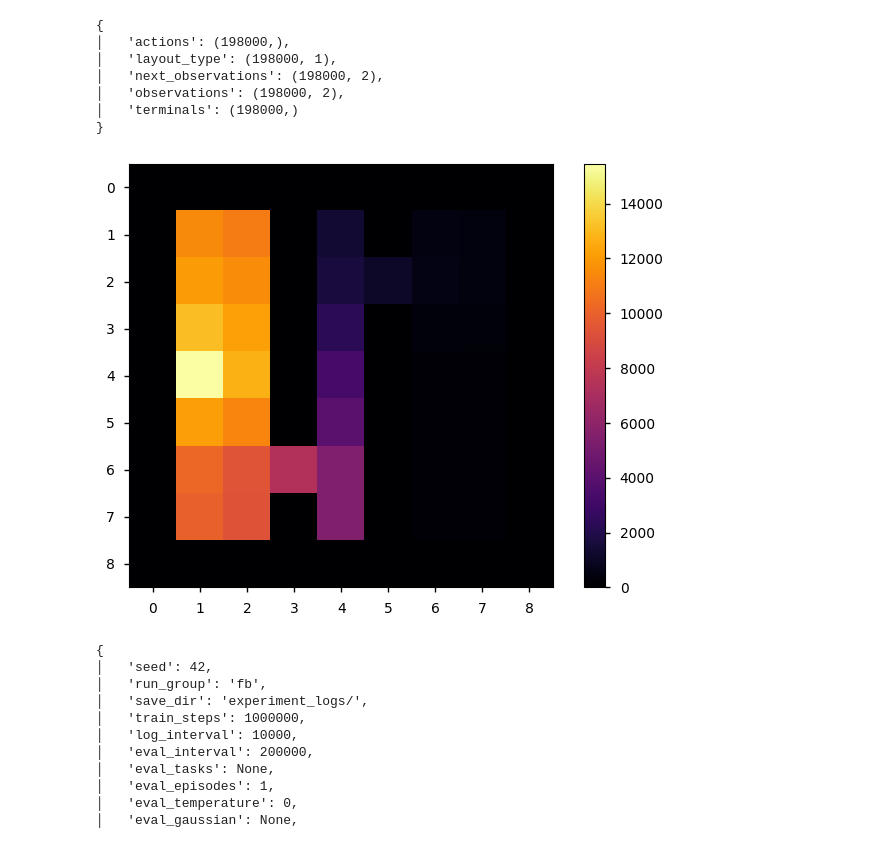
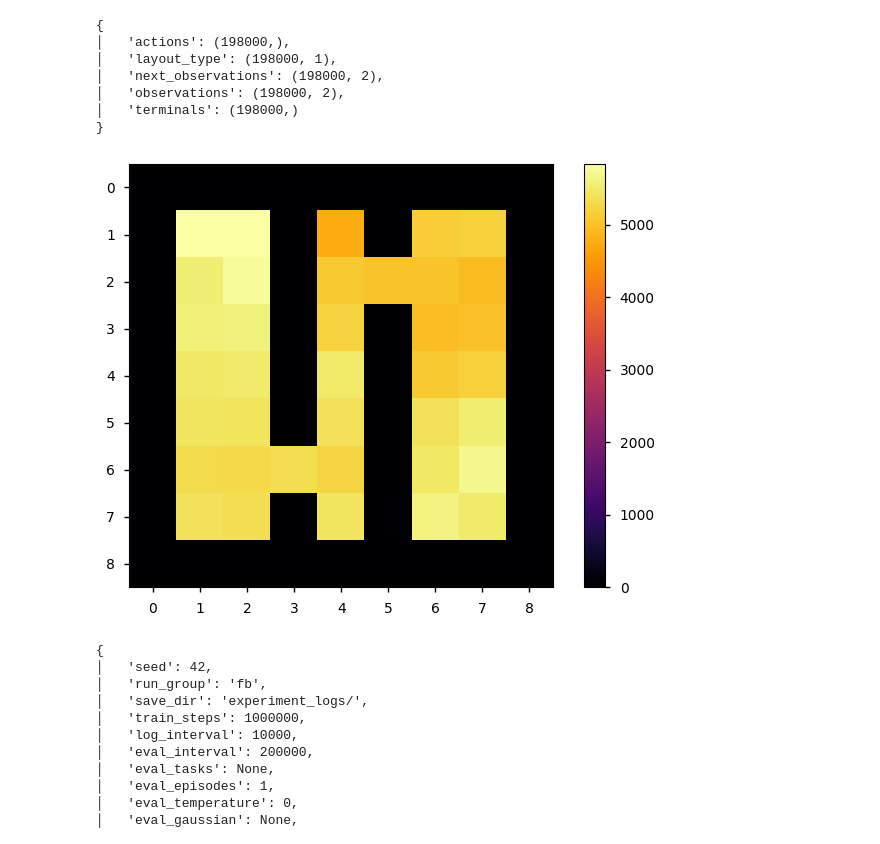
Before and after one commit to skylooop/BeliefConditionedFB, a Jupyter notebook: notebooks/in_context_fb.ipynb, the cells around one changed output. Saved outputs shown, nothing was run; the diff lists cells and outputs as text; code cells hidden in the pictures.

```diff
--- a/notebooks/in_context_fb.ipynb
+++ b/notebooks/in_context_fb.ipynb
@@ -56,35 +56,35 @@ NUM_TRAIN_STEPS = 100
 NUM_TRAIN_EPISODES = 2000
 
 for i in tqdm(range(NUM_TRAIN_LAYOUTS)):
-    env = DynamicsGeneralization_Doors(render_mode="rgb_array", highlight=False, max_steps=NUM_TRAIN_STEPS)#, agent_start_pos=None)
+    env = DynamicsGeneralization_Doors(render_mode="rgb_array", highlight=False, max_steps=NUM_TRAIN_STEPS, agent_start_pos=None) # comment agent_start_pos for same start pos
     env._gen_grid = partial(env._gen_grid, layout_type=i)
     env = MinigridWrapper(env)
     dataset, env = random_exploration(env, num_episodes=NUM_TRAIN_EPISODES, layout_type=i, num_mdp=NUM_TRAIN_LAYOUTS)
     #dataset, env = q_learning(env, num_episodes=NUM_TRAIN_EPISODES, layout_type=i, epsilon=0.75, num_mdp=NUM_TRAIN_LAYOUTS)
     train_layout_data.append(dataset)
 
 # ds, env = random_exploration(env)
 # env.visualize_coverage()
 pprint(jax.tree.map(lambda x: x.shape, train_layout_data[0]))
 
 coverage_map = np.zeros(shape=(env.env.unwrapped.width, env.env.unwrapped.height))
 for layout in train_layout_data:
     for obs in layout['observations']:
         obs = obs.astype(np.int16)
         coverage_map[obs[1], obs[0]] += 1
 
 plt.imshow(coverage_map, cmap='inferno', vmin=0)
 plt.colorbar()
 plt.show()
 # %% [output]
 {
 │   'actions': (198000,),
 │   'layout_type': (198000, 1),
 │   'next_observations': (198000, 2),
 │   'observations': (198000, 2),
 │   'terminals': (198000,)
 }
-[figure, old version]
+[figure, new version]
 # %%
 import functools
 from utils.datasets import Dataset, GCDataset
```
Also changed, not shown: parts of 7 cells of this notebook.
